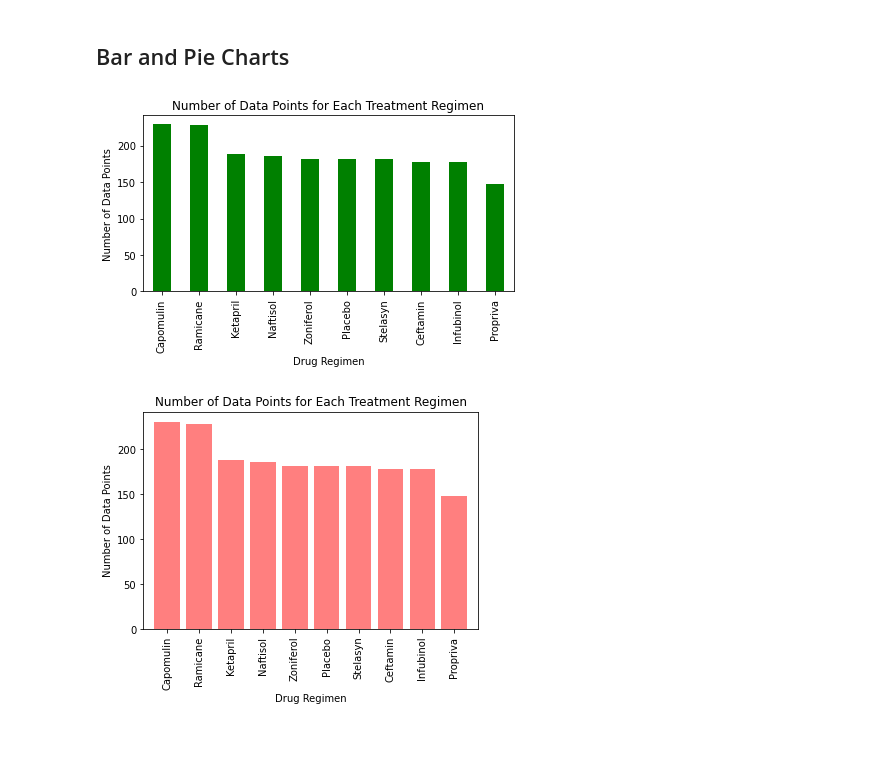
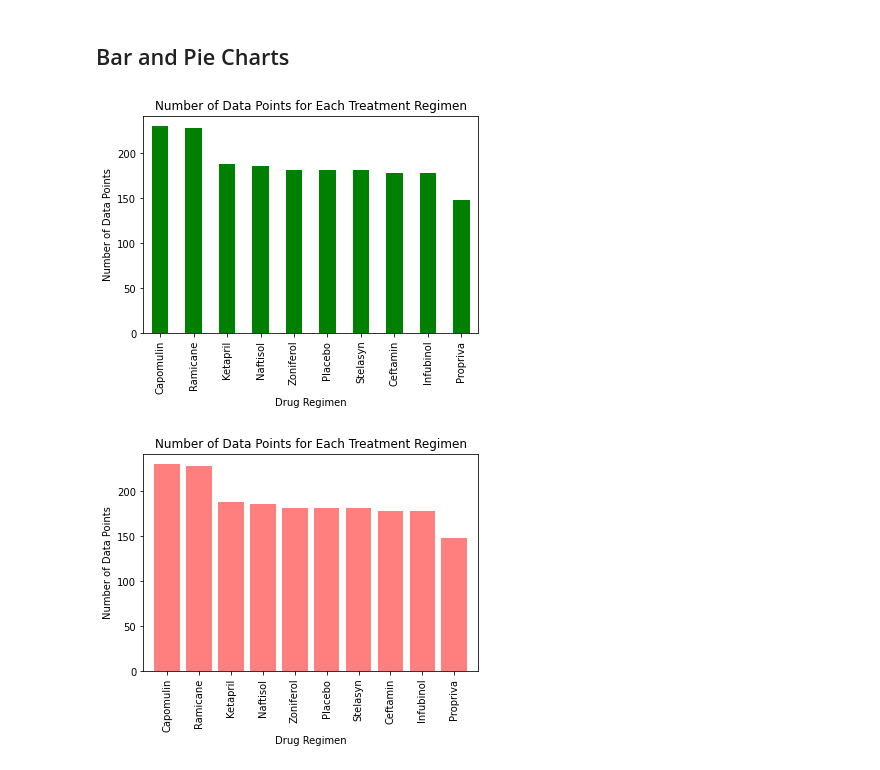
Before and after one commit to kim0218/Matplotlib-Challenge, a Jupyter notebook: pymaceuticals_starter.ipynb, the cells around one changed output. Saved outputs shown, nothing was run; the diff lists cells and outputs as text; code cells hidden in the pictures; blank space fills up the shorter version.

```diff
--- a/pymaceuticals_starter.ipynb
+++ b/pymaceuticals_starter.ipynb
@@ -177,17 +187,17 @@ sum_stats
 # %%
 # Generate a bar plot showing the total number of measurements taken on each drug regimen using pandas.
 bar_clean=clean_df["Drug Regimen"].value_counts()
 
 bar_plt=bar_clean.plot(kind="bar",title="Number of Data Points for Each Treatment Regimen",color="green")
 
+#plot labels
 bar_plt.set_xlabel("Drug Regimen")
 bar_plt.set_ylabel("Number of Data Points")
-plt.tight_layout()
-#bar_clean.set_title("Number of Data Points for Each Treatment Regimen")
 
+#plot display
 plt.show()
 # %% [output]
-[figure, old version]
+[figure, new version]
 # %%
 # Generate a bar plot showing the total number of measurements taken on each drug regimen using pyplot.
 bar_plot2=plt.bar(bar_clean.index, bar_clean.values, color='r', alpha=0.5, align="center")
```
Also changed, not shown: parts of 7 cells of this notebook.
